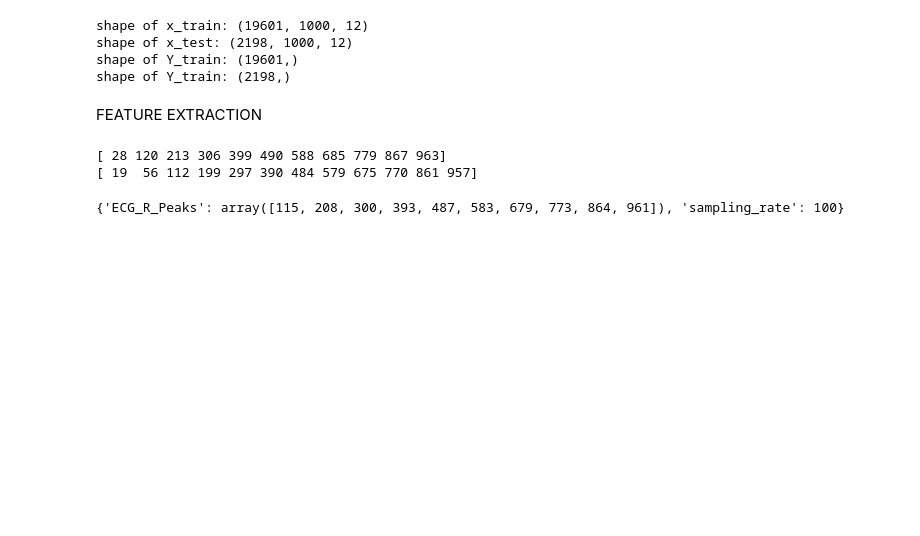
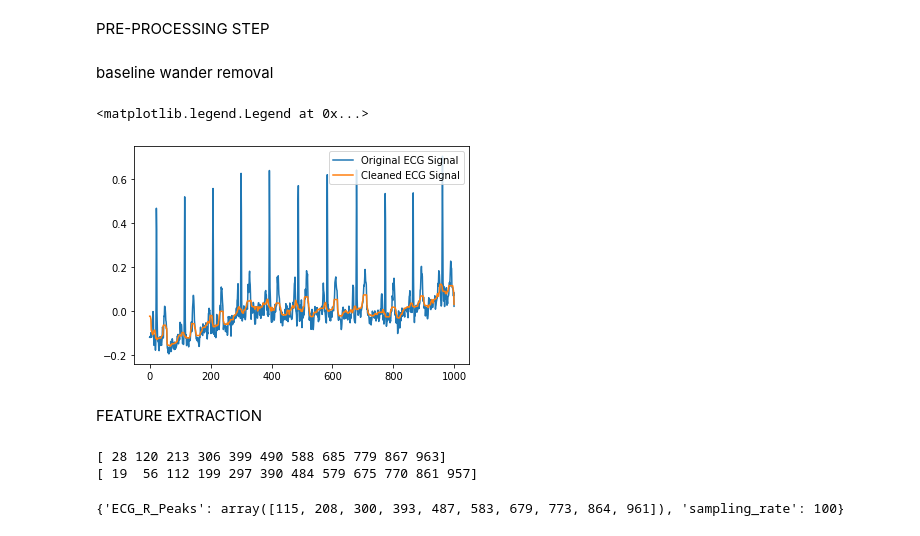
Before and after one commit to donyafiuji/ECG-diagnosis, a Jupyter notebook: data.ipynb, the cells around one changed output. Saved outputs shown, nothing was run; the diff lists cells and outputs as text; code cells hidden in the pictures; blank space fills up the shorter version.

```diff
--- a/data.ipynb
+++ b/data.ipynb
@@ -54,3 +53,23 @@ arr_signal.set_xlim(0, 400)
+# %% [markdown]
+PRE-PROCESSING STEP
+# %% [markdown]
+baseline wander removal
+# %%
+import numpy as np
+from scipy.signal import medfilt
+
+
+# Apply baseline wander removal using a median filter
+baseline = np.median(X[0].T[0][:], axis=0)
+ecg_clean = X[0].T[0][:] - baseline
+ecg_clean = medfilt(ecg_clean, kernel_size=21)
+
+plt.plot(X[0].T[0][:], label='Original ECG Signal')
+plt.plot(ecg_clean, label='Cleaned ECG Signal')
+plt.legend()
+# %% [output]
+<matplotlib.legend.Legend at 0x...>
+[figure, added]
 # %%
 agg_df = pd.read_csv('scp_statements.csv', index_col=0)
 agg_df = agg_df[agg_df.diagnostic == 1]
@@ -73,16 +92,6 @@ y_train = Y[(Y.strat_fold != test_fold)].diagnostic_superclass
 
 X_test = X[np.where(Y.strat_fold == test_fold)]
 y_test = Y[Y.strat_fold == test_fold].diagnostic_superclass
-# %%
-print('shape of x_train:',X_train.shape)
-print('shape of x_test:',X_test.shape)
-print('shape of Y_train:',y_train.shape)
-print('shape of Y_train:',y_test.shape)
-# %% [output]
-shape of x_train: (19601, 1000, 12)
-shape of x_test: (2198, 1000, 12)
-shape of Y_train: (19601,)
-shape of Y_train: (2198,)
 # %%
 path = Y.filename_lr.iloc[0]
 record = wfdb.rdsamp(path)
```
Also changed, not shown: parts of 4 cells of this notebook, 1 other file.
